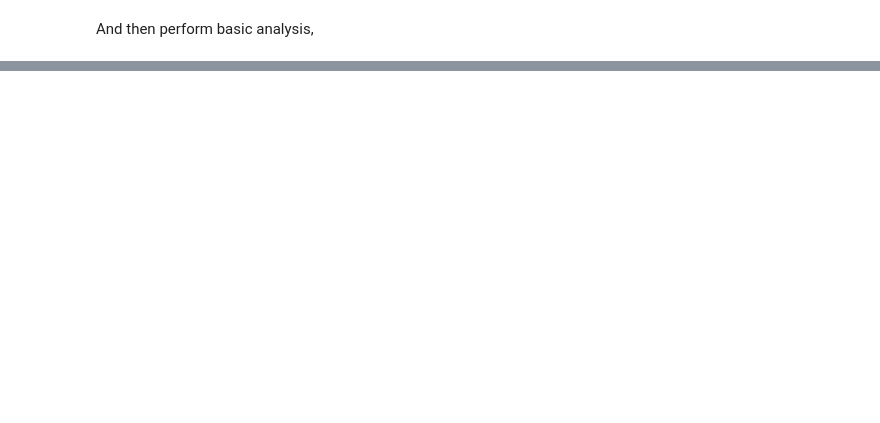
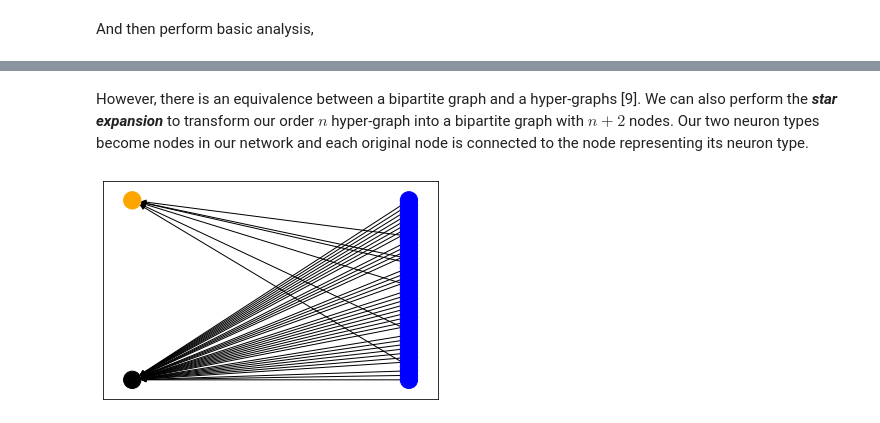
Before and after one commit to rnartallo/randomlygrownnetworks, a Jupyter notebook: HypExtRandNN.ipynb, the cells around one changed output, grey strips where cells are left out. Saved outputs shown, nothing was run; the diff lists cells and outputs as text; code cells hidden in the pictures; blank space fills up the shorter version.

```diff
--- a/HypExtRandNN.ipynb
+++ b/HypExtRandNN.ipynb
@@ -129,0 +165,9 @@ nmgt.plotDegreeDistribution(G)
+# %% [markdown]
+However, there is an equivalence between a bipartite graph and a hyper-graphs [9]. We can also perform the ***star expansion*** to transform our order $n$ hyper-graph into a bipartite graph with $n+2$ nodes. Our two neuron types become nodes in our network and each original node is connected to the node representing its neuron type.
+# %%
+import EIgraphtools as EIgt
+
+starMatrix = EIgt.starExpansion(EINetwork)
+starGraph = EIgt.plotStarGraph(starMatrix)
+# %% [output]
+[figure, added]
```
Also changed, not shown: parts of 19 cells of this notebook, 2 other files.
